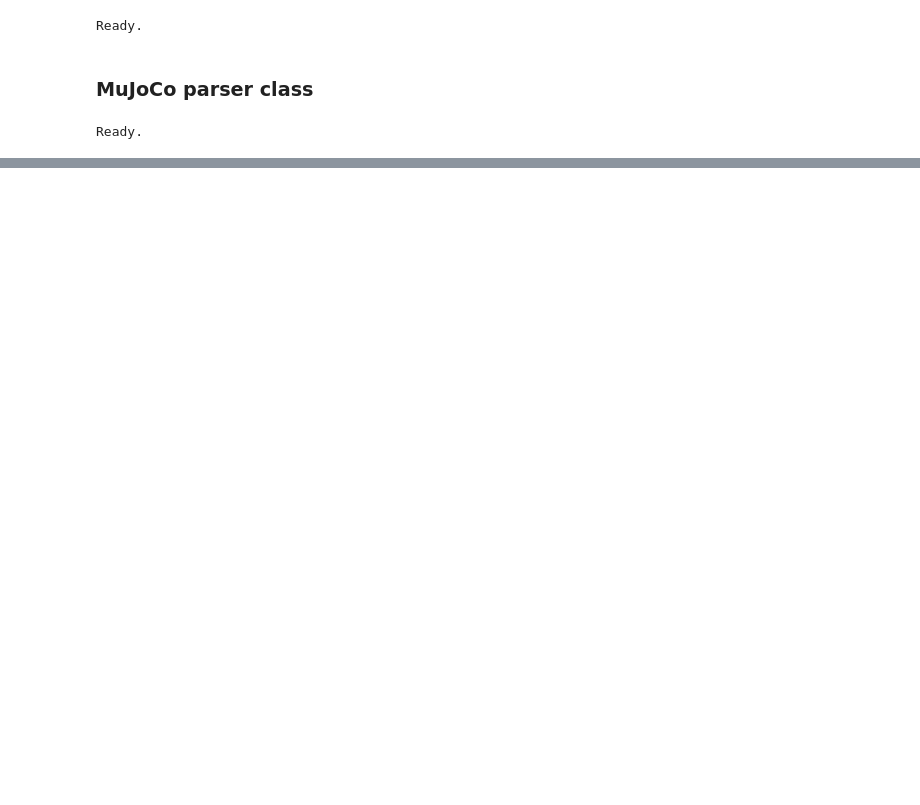
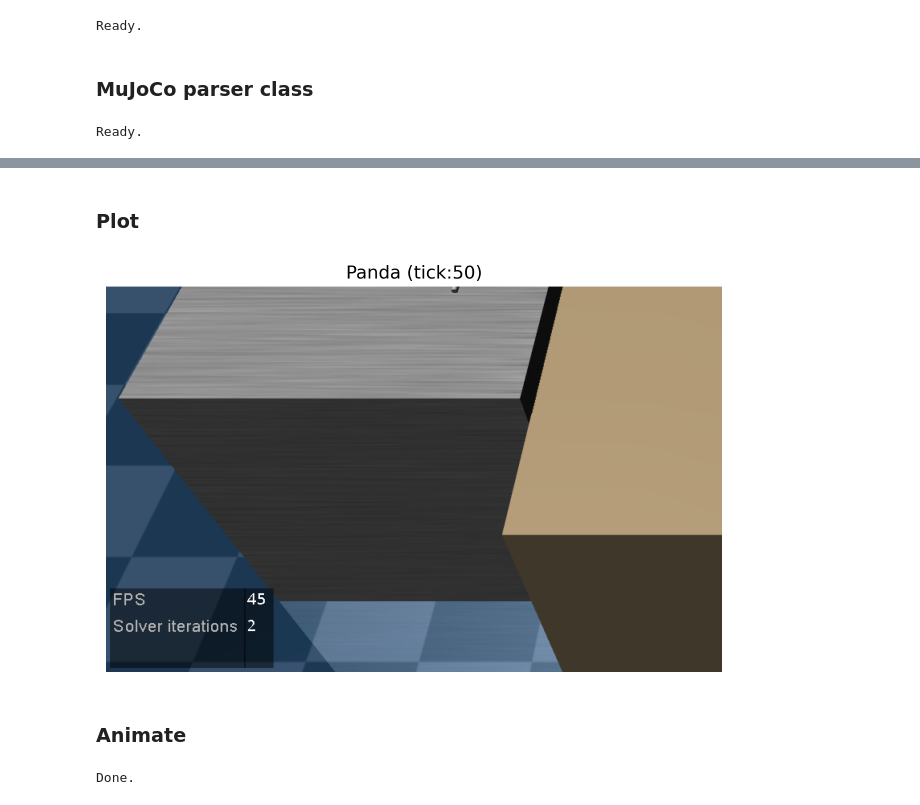
Before and after one commit to joonhyung-lee/mujoco-py-usage, a Jupyter notebook: code/demo_ur_00_parse.ipynb, the cells around one changed output, grey strips where cells are left out. Saved outputs shown, nothing was run; the diff lists cells and outputs as text; code cells hidden in the pictures; blank space fills up the shorter version.

```diff
--- a/code/demo_ur_00_parse.ipynb
+++ b/code/demo_ur_00_parse.ipynb
@@ -211,0 +231,22 @@ NameError: name 'MuJoCoParserClass' is not defined
+# %% [markdown]
+### Plot
+# %%
+tick = 0
+while tick < 50:
+    tick = tick + 1
+    env.forward()
+    env.render()
+env.plot_scene(figsize=(8,5),render_w=env.viwer_width,render_h=env.viwer_height,
+               title_str='Panda (tick:%d)'%(env.tick),title_fs=13)
+# %% [output]
+[figure, added]
+# %% [markdown]
+### Animate
+# %%
+env.reset()
+while env.tick <= 5000:
+    env.step()
+    env.render()
+print ("Done.")
+# %% [output]
+Done.
```
Also changed, not shown: parts of 6 cells of this notebook.
